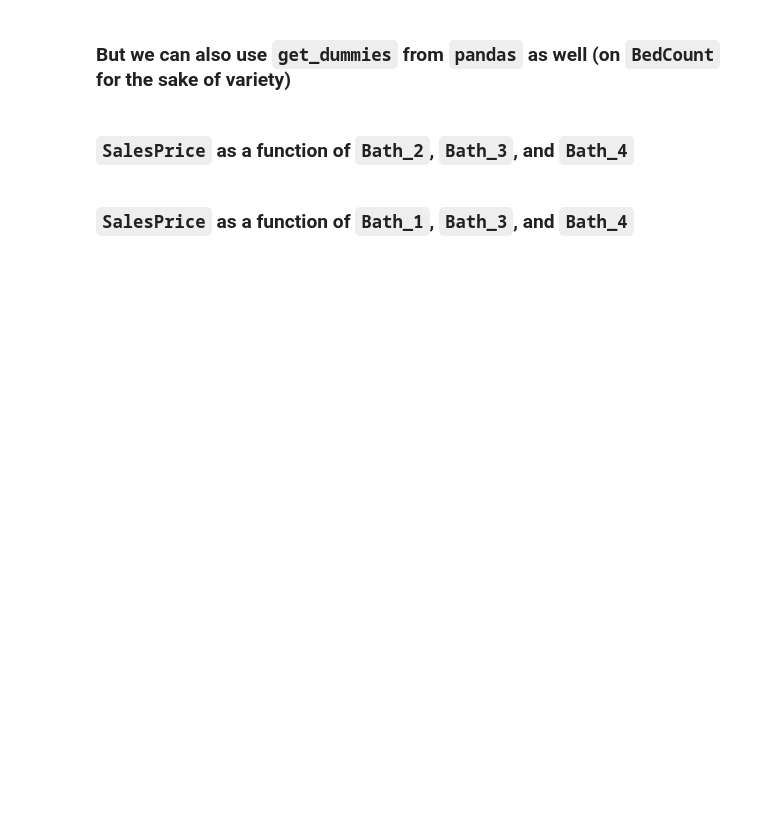
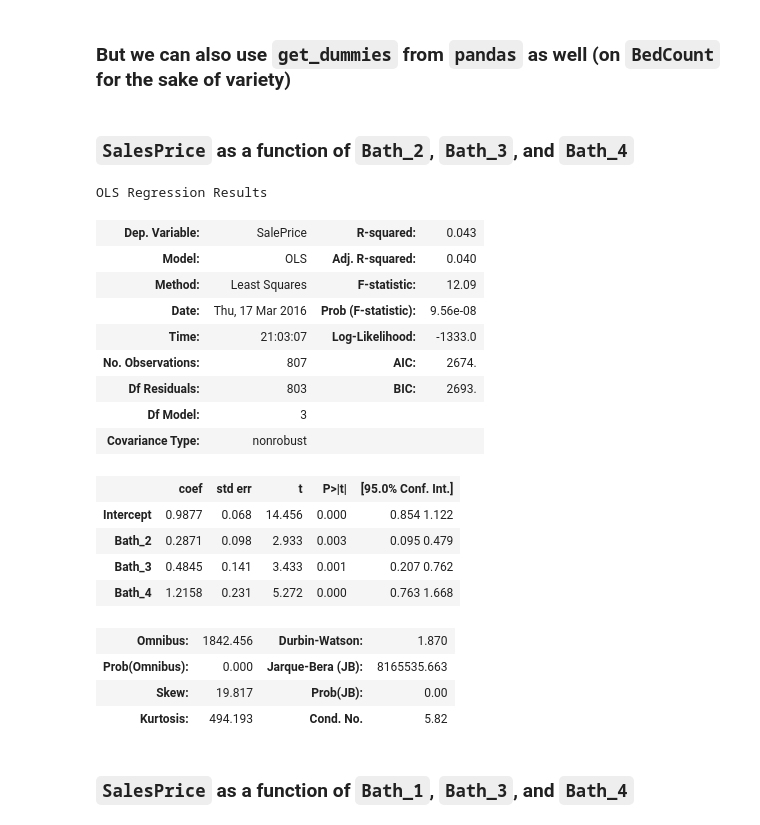
Before and after one commit to guoruijiao/sf-dat-21, a Jupyter notebook: classes/07/code/codealong-07.ipynb, the cells around one changed output. Drawn from its saved outputs; the diff is of its cells as text; code cells hidden in the pictures; blank space fills up the shorter version.

```diff
--- a/classes/07/code/codealong-07.ipynb
+++ b/classes/07/code/codealong-07.ipynb
@@ -416,0 +433,3 @@ df = pd.read_csv(os.path.join('..', '..', '07', 'datasets', 'zillow-07-starter.c
+# %%
+# TODO
+df = df[df.BathCount.isin([1, 2, 3, 4])]
@@ -422,0 +449,15 @@ df.columns
+# %%
+# TODO
+df['Bath_1'] = 0
+df.loc[df.BathCount == 1, 'Bath_1'] = 1
+
+df['Bath_2'] = 0
+df.loc[df.BathCount == 2, 'Bath_2'] = 1
+
+df['Bath_3'] = 0
+df.loc[df.BathCount == 3, 'Bath_3'] = 1
+
+df['Bath_4'] = 0
+df.loc[df.BathCount == 4, 'Bath_4'] = 1
+
+df.columns
@@ -437,2 +481,25 @@ df.columns
+# %%
+# TODO
+smf.ols(formula = 'SalePrice ~ Bath_2 + Bath_3 + Bath_4', data = df).fit().summary()
+# %% [output]
+OLS Regression Results
+| Dep. Variable: | SalePrice | R-squared: | 0.043 |
+| Model: | OLS | Adj. R-squared: | 0.040 |
+| Method: | Least Squares | F-statistic: | 12.09 |
+| Date: | Thu, 17 Mar 2016 | Prob (F-statistic): | 9.56e-08 |
+| Time: | 21:03:07 | Log-Likelihood: | -1333.0 |
+| No. Observations: | 807 | AIC: | 2674. |
+| Df Residuals: | 803 | BIC: | 2693. |
+| Df Model: | 3 |  |  |
+| Covariance Type: | nonrobust |  |  |
+|  | coef | std err | t | P>|t| | [95.0% Conf. Int.] |
+| Intercept | 0.9877 | 0.068 | 14.456 | 0.000 | 0.854 1.122 |
+| Bath_2 | 0.2871 | 0.098 | 2.933 | 0.003 | 0.095 0.479 |
+| Bath_3 | 0.4845 | 0.141 | 3.433 | 0.001 | 0.207 0.762 |
+| Bath_4 | 1.2158 | 0.231 | 5.272 | 0.000 | 0.763 1.668 |
+| Omnibus: | 1842.456 | Durbin-Watson: | 1.870 |
+| Prob(Omnibus): | 0.000 | Jarque-Bera (JB): | 8165535.663 |
+| Skew: | 19.817 | Prob(JB): | 0.00 |
+| Kurtosis: | 494.193 | Cond. No. | 5.82 |
 # %% [markdown]
 ### `SalesPrice` as a function of `Bath_1`, `Bath_3`, and `Bath_4`
```
Also changed, not shown: parts of 15 cells of this notebook, 1 other file.
